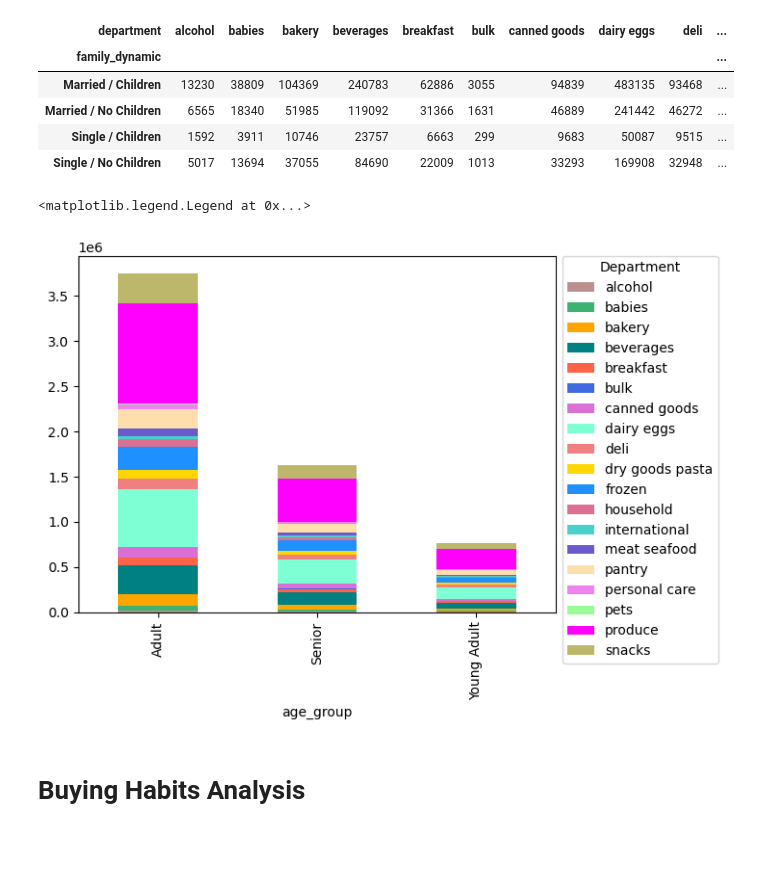
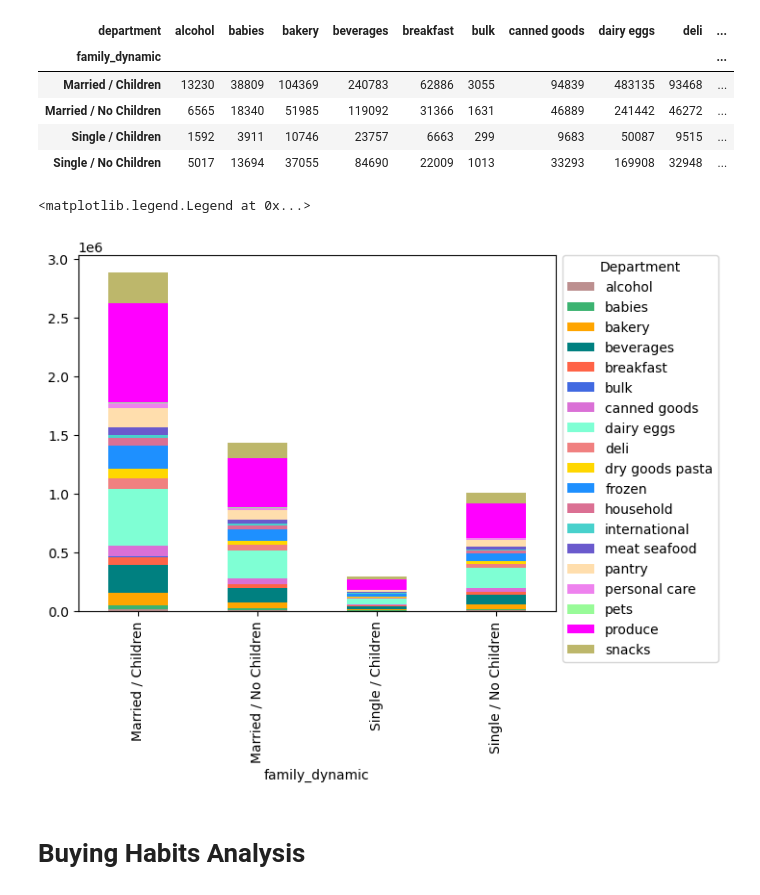
Before and after one commit to michelle-pivec/Instacart-Analysis-2022, a Jupyter notebook: Scripts/4.10 Customer Profiles & Regional Expenditure Analysis.ipynb, the cells around one changed output. Cells and saved outputs as stored; diff of their text form; code cells hidden in the pictures; blank space fills up the shorter version.

```diff
--- a/Scripts/4.10 Customer Profiles & Regional Expenditure Analysis.ipynb
+++ b/Scripts/4.10 Customer Profiles & Regional Expenditure Analysis.ipynb
@@ -650,12 +652,12 @@ crosstab_dfd
 | Single / No Children | 5017 | 13694 | 37055 | 84690 | 22009 | 1013 | 33293 | 169908 | 32948 | ... |
 # %%
 # Create a bar chart
-bar_dept_dynamic = crosstab_dage.plot(kind='bar',stacked=True, color=['rosybrown','mediumseagreen','orange','teal','tomato','royalblue','orchid','aquamarine','lightcoral','gold','dodgerblue','palevioletred','mediumturquoise','slateblue','navajowhite','violet','palegreen','magenta','darkkhaki'])
+bar_dept_dynamic = crosstab_dfd.plot(kind='bar',stacked=True, color=['rosybrown','mediumseagreen','orange','teal','tomato','royalblue','orchid','aquamarine','lightcoral','gold','dodgerblue','palevioletred','mediumturquoise','slateblue','navajowhite','violet','palegreen','magenta','darkkhaki'])
 bar_dept_dynamic.legend(title='Department', bbox_to_anchor=(1, 1.02),
          loc='upper left')
 # %% [output]
 <matplotlib.legend.Legend at 0x...>
-[figure, old version]
+[figure, new version]
 # %%
 # Export Visualization
 bar_dept_dynamic.figure.savefig(r"C:\Users\miche\Instacart Basket Analysis 2022_MP\04 Analysis\Visualizations\bar_dept_spend_famdynam.png")
```
Also changed, not shown: parts of 2 cells of this notebook.
